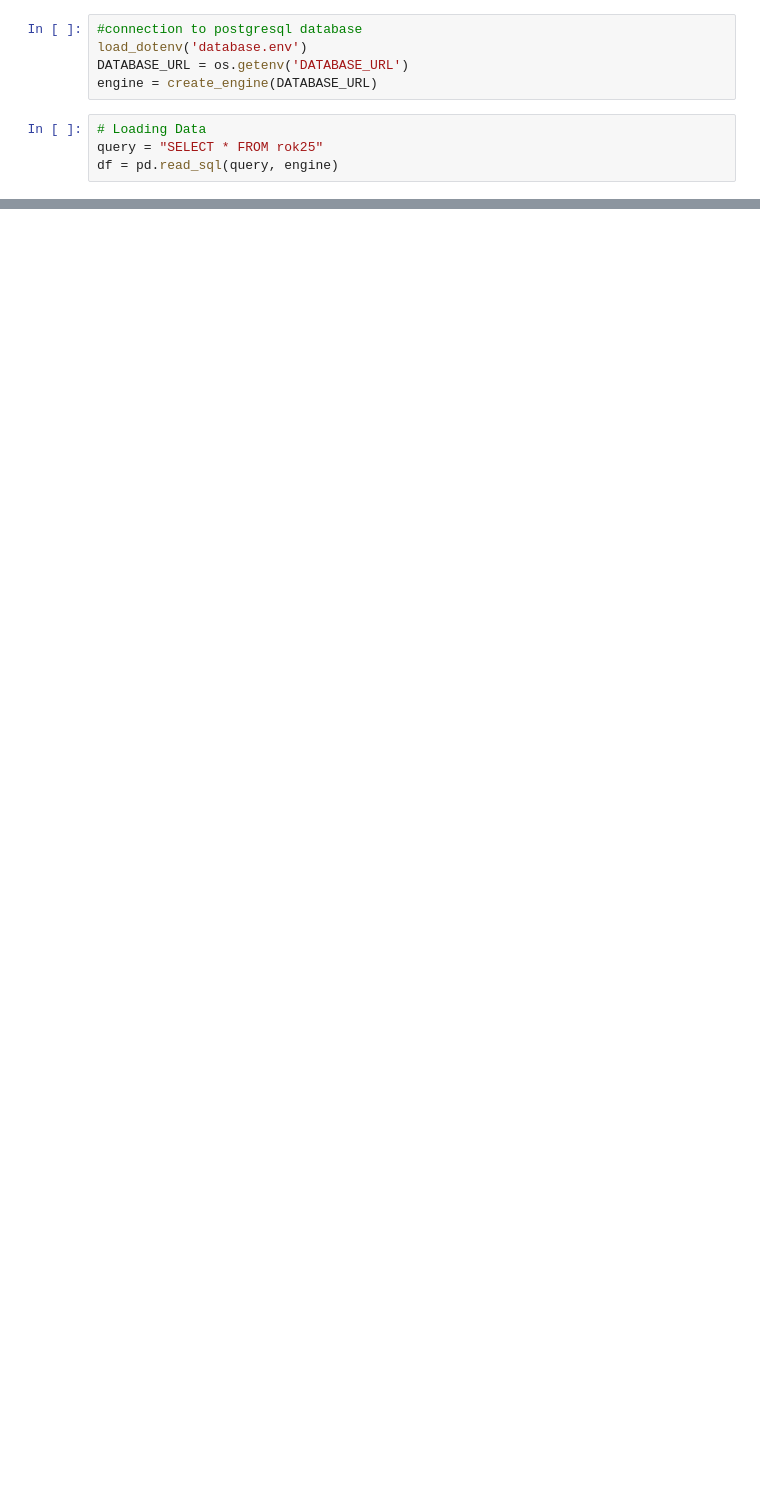
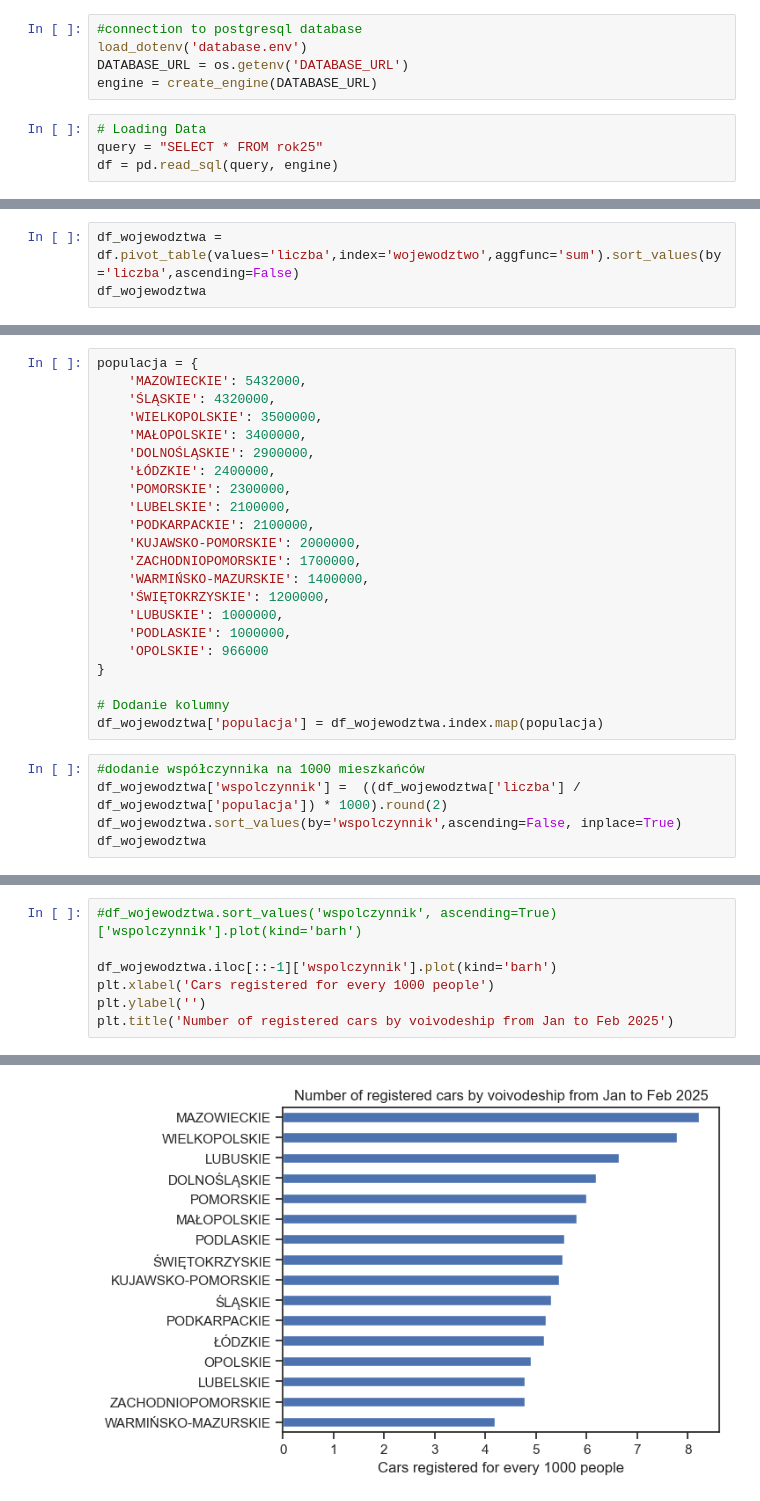
Before and after one commit to mtszczepaniak/PL_Car_registration, a Jupyter notebook: Car_registration.ipynb, the cells around one changed output, grey strips where cells are left out. Cells and saved outputs as stored; diff of their text form; blank space fills up the shorter version.

```diff
--- a/Car_registration.ipynb
+++ b/Car_registration.ipynb
@@ -26,0 +47,3 @@ print(df.head(5))
+# %%
+df_wojewodztwa = df.pivot_table(values='liczba',index='wojewodztwo',aggfunc='sum').sort_values(by='liczba',ascending=False)
+df_wojewodztwa
@@ -26,0 +69,27 @@ print(df.head(5))
+# %%
+populacja = {
+    'MAZOWIECKIE': 5432000,
+    'ŚLĄSKIE': 4320000,
+    'WIELKOPOLSKIE': 3500000,
+    'MAŁOPOLSKIE': 3400000,
+    'DOLNOŚLĄSKIE': 2900000,
+    'ŁÓDZKIE': 2400000,
+    'POMORSKIE': 2300000,
+    'LUBELSKIE': 2100000,
+    'PODKARPACKIE': 2100000,
+    'KUJAWSKO-POMORSKIE': 2000000,
+    'ZACHODNIOPOMORSKIE': 1700000,
+    'WARMIŃSKO-MAZURSKIE': 1400000,
+    'ŚWIĘTOKRZYSKIE': 1200000,
+    'LUBUSKIE': 1000000,
+    'PODLASKIE': 1000000,
+    'OPOLSKIE': 966000
+}
+
+# Dodanie kolumny
+df_wojewodztwa['populacja'] = df_wojewodztwa.index.map(populacja)
+# %%
+#dodanie współczynnika na 1000 mieszkańców
+df_wojewodztwa['wspolczynnik'] =  ((df_wojewodztwa['liczba'] / df_wojewodztwa['populacja']) * 1000).round(2)
+df_wojewodztwa.sort_values(by='wspolczynnik',ascending=False, inplace=True)
+df_wojewodztwa
@@ -26,0 +115,8 @@ print(df.head(5))
+# %%
+#df_wojewodztwa.sort_values('wspolczynnik', ascending=True)['wspolczynnik'].plot(kind='barh')
+
+df_wojewodztwa.iloc[::-1]['wspolczynnik'].plot(kind='barh')
+plt.xlabel('Cars registered for every 1000 people')
+plt.ylabel('')
+plt.title('Number of registered cars by voivodeship from Jan to Feb 2025')
+# %% [output]
@@ -26,0 +124 @@ print(df.head(5))
+[figure, added]
```
Also changed, not shown: parts of 8 cells of this notebook, 2 other files.
